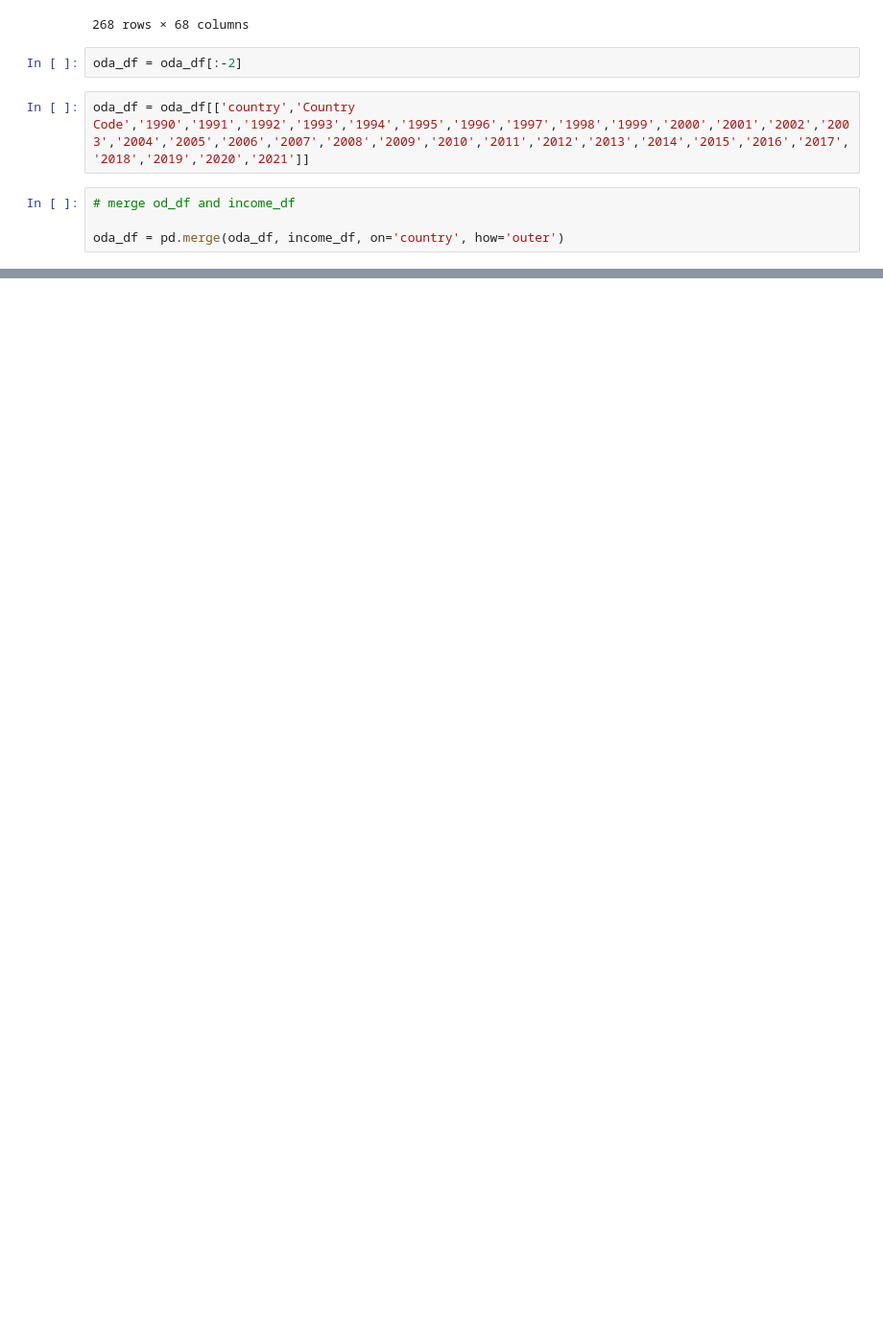
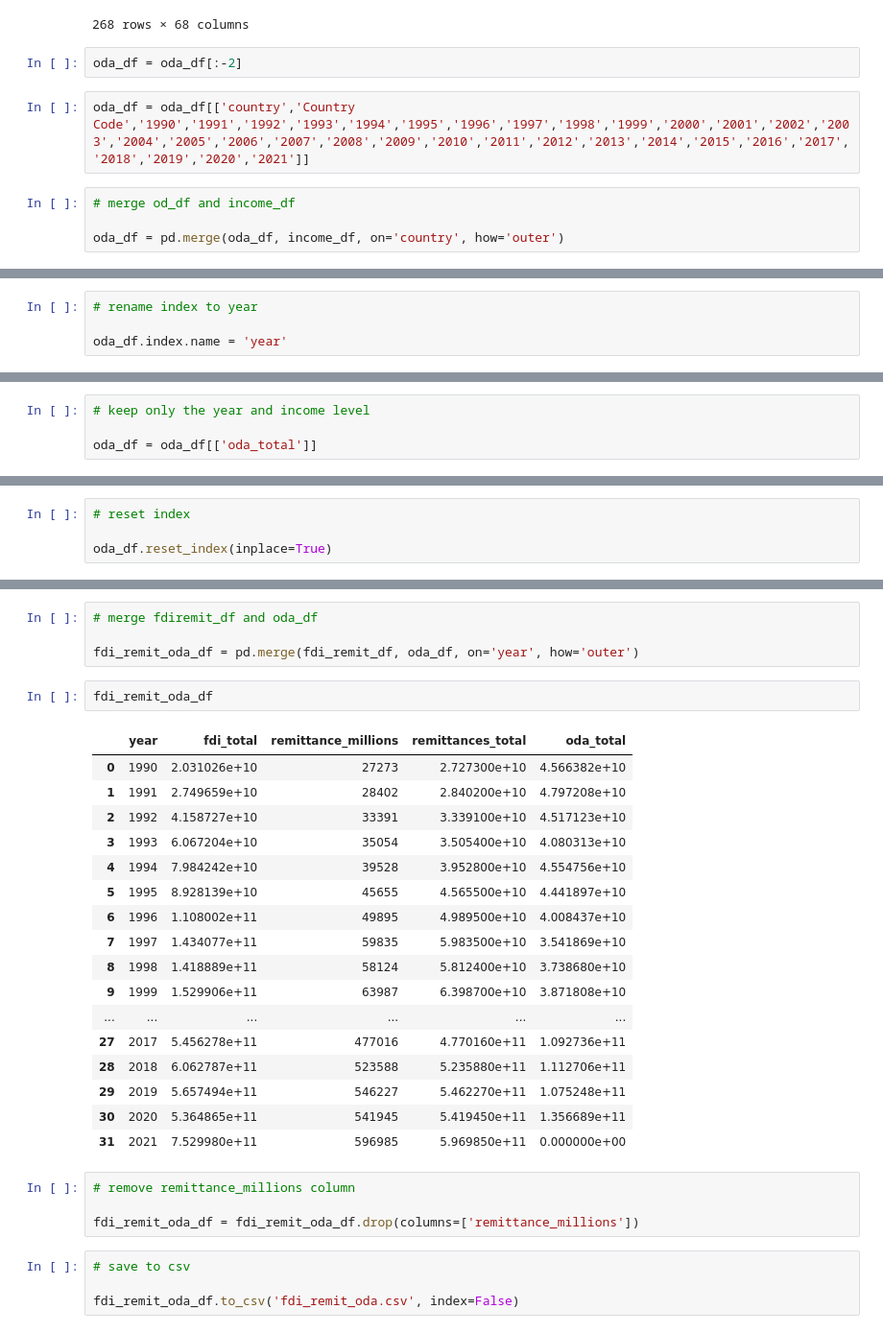
Before and after one commit to kellywaldro/remittances, a Jupyter notebook: merging.ipynb, the cells around one changed output, grey strips where cells are left out. Shown at 96% size. Drawn from its saved outputs; the diff is of its cells as text; blank space fills up the shorter version.

```diff
--- a/merging.ipynb
+++ b/merging.ipynb
@@ -371,0 +386,4 @@ grouped_oda_df = oda_df.groupby('income_level').sum()
+# %%
+# rename index to year
+
+oda_df.index.name = 'year'
@@ -371,0 +411,4 @@ grouped_oda_df = oda_df.groupby('income_level').sum()
+# %%
+# keep only the year and income level
+
+oda_df = oda_df[['oda_total']]
@@ -371,0 +436,4 @@ grouped_oda_df = oda_df.groupby('income_level').sum()
+# %%
+# reset index
+
+oda_df.reset_index(inplace=True)
@@ -371,0 +460,32 @@ grouped_oda_df = oda_df.groupby('income_level').sum()
+# %%
+# merge fdiremit_df and oda_df
+
+fdi_remit_oda_df = pd.merge(fdi_remit_df, oda_df, on='year', how='outer')
+# %%
+fdi_remit_oda_df
+# %% [output]
+|  | year | fdi_total | remittance_millions | remittances_total | oda_total |
+| 0 | 1990 | 2.031026e+10 | 27273 | 2.727300e+10 | 4.566382e+10 |
+| 1 | 1991 | 2.749659e+10 | 28402 | 2.840200e+10 | 4.797208e+10 |
+| 2 | 1992 | 4.158727e+10 | 33391 | 3.339100e+10 | 4.517123e+10 |
+| 3 | 1993 | 6.067204e+10 | 35054 | 3.505400e+10 | 4.080313e+10 |
+| 4 | 1994 | 7.984242e+10 | 39528 | 3.952800e+10 | 4.554756e+10 |
+| 5 | 1995 | 8.928139e+10 | 45655 | 4.565500e+10 | 4.441897e+10 |
+| 6 | 1996 | 1.108002e+11 | 49895 | 4.989500e+10 | 4.008437e+10 |
+| 7 | 1997 | 1.434077e+11 | 59835 | 5.983500e+10 | 3.541869e+10 |
+| 8 | 1998 | 1.418889e+11 | 58124 | 5.812400e+10 | 3.738680e+10 |
+| 9 | 1999 | 1.529906e+11 | 63987 | 6.398700e+10 | 3.871808e+10 |
+| ... | ... | ... | ... | ... | ... |
+| 27 | 2017 | 5.456278e+11 | 477016 | 4.770160e+11 | 1.092736e+11 |
+| 28 | 2018 | 6.062787e+11 | 523588 | 5.235880e+11 | 1.112706e+11 |
+| 29 | 2019 | 5.657494e+11 | 546227 | 5.462270e+11 | 1.075248e+11 |
+| 30 | 2020 | 5.364865e+11 | 541945 | 5.419450e+11 | 1.356689e+11 |
+| 31 | 2021 | 7.529980e+11 | 596985 | 5.969850e+11 | 0.000000e+00 |
+# %%
+# remove remittance_millions column
+
+fdi_remit_oda_df = fdi_remit_oda_df.drop(columns=['remittance_millions'])
+# %%
+# save to csv
+
+fdi_remit_oda_df.to_csv('fdi_remit_oda.csv', index=False)
```
Also changed, not shown: parts of 8 cells of this notebook, 1 other file.
